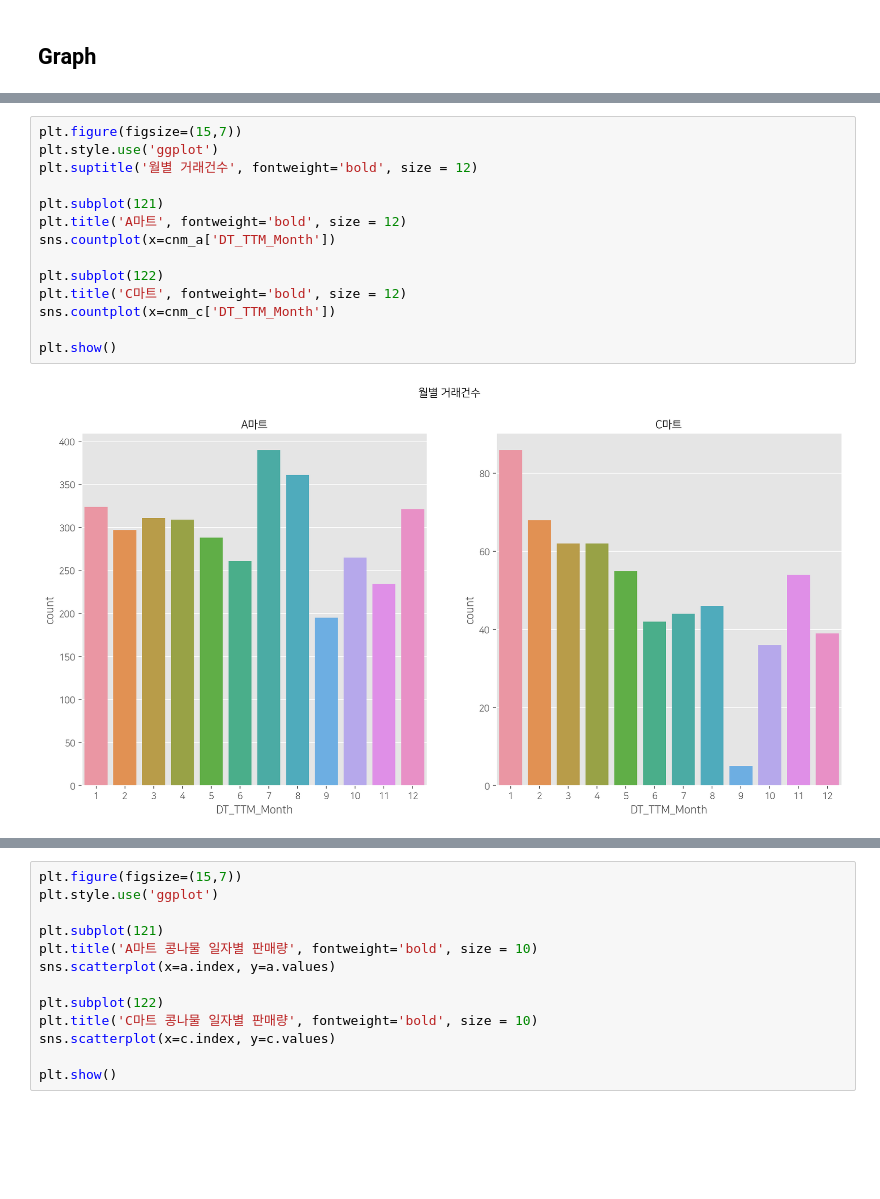
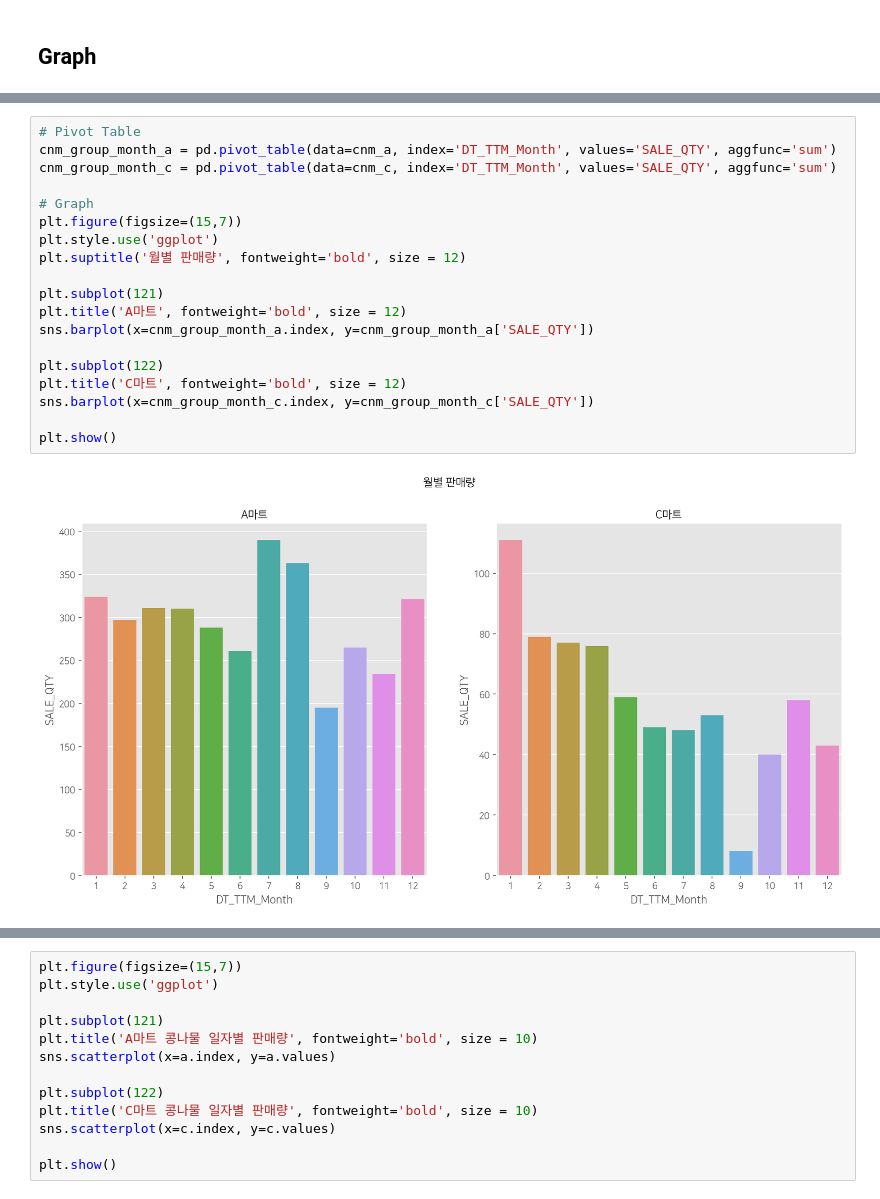
Before and after one commit to headgen/Year_Dream_2nd, a Jupyter notebook: Project/Team/Retail/(221007) Retail_EDA.ipynb, the cells around one changed output, grey strips where cells are left out. Saved outputs shown, nothing was run; the diff lists cells and outputs as text; blank space fills up the shorter version.

```diff
--- a/Project/Team/Retail/(221007) Retail_EDA.ipynb
+++ b/Project/Team/Retail/(221007) Retail_EDA.ipynb
@@ -167,16 +135,21 @@ plt.show()
-# %%
-plt.figure(figsize=(15,7))
-plt.style.use('ggplot')
-plt.suptitle('월별 거래건수', fontweight='bold', size = 12)
-
-plt.subplot(121)
-plt.title('A마트', fontweight='bold', size = 12)
-sns.countplot(x=cnm_a['DT_TTM_Month'])
-
-plt.subplot(122)
-plt.title('C마트', fontweight='bold', size = 12)
-sns.countplot(x=cnm_c['DT_TTM_Month'])
-
-plt.show()
-# %% [output]
-[figure, removed]
+# %%
+# Pivot Table
+cnm_group_month_a = pd.pivot_table(data=cnm_a, index='DT_TTM_Month', values='SALE_QTY', aggfunc='sum')
+cnm_group_month_c = pd.pivot_table(data=cnm_c, index='DT_TTM_Month', values='SALE_QTY', aggfunc='sum')
+
+# Graph
+plt.figure(figsize=(15,7))
+plt.style.use('ggplot')
+plt.suptitle('월별 판매량', fontweight='bold', size = 12)
+
+plt.subplot(121)
+plt.title('A마트', fontweight='bold', size = 12)
+sns.barplot(x=cnm_group_month_a.index, y=cnm_group_month_a['SALE_QTY'])
+
+plt.subplot(122)
+plt.title('C마트', fontweight='bold', size = 12)
+sns.barplot(x=cnm_group_month_c.index, y=cnm_group_month_c['SALE_QTY'])
+
+plt.show()
+# %% [output]
+[figure, added]
```
Also changed, not shown: parts of 6 cells of this notebook.
